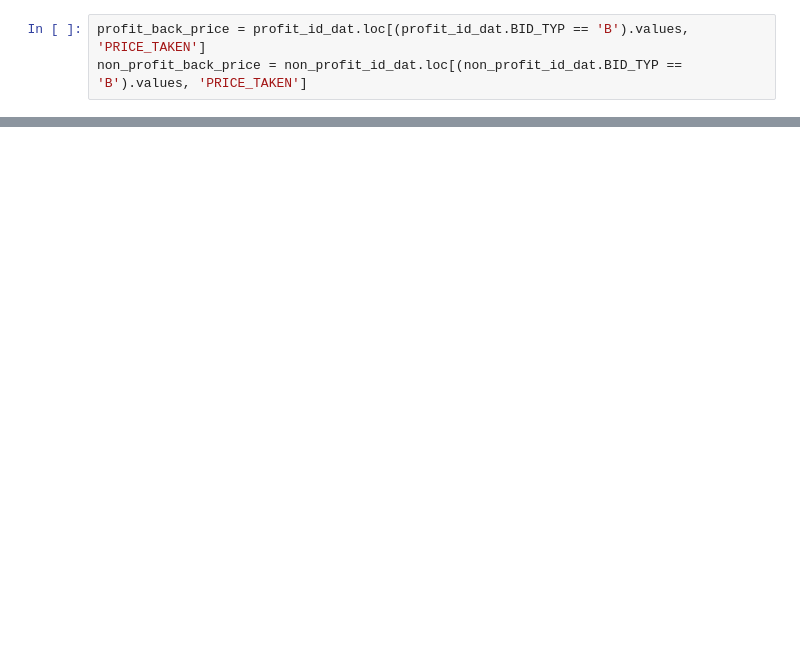
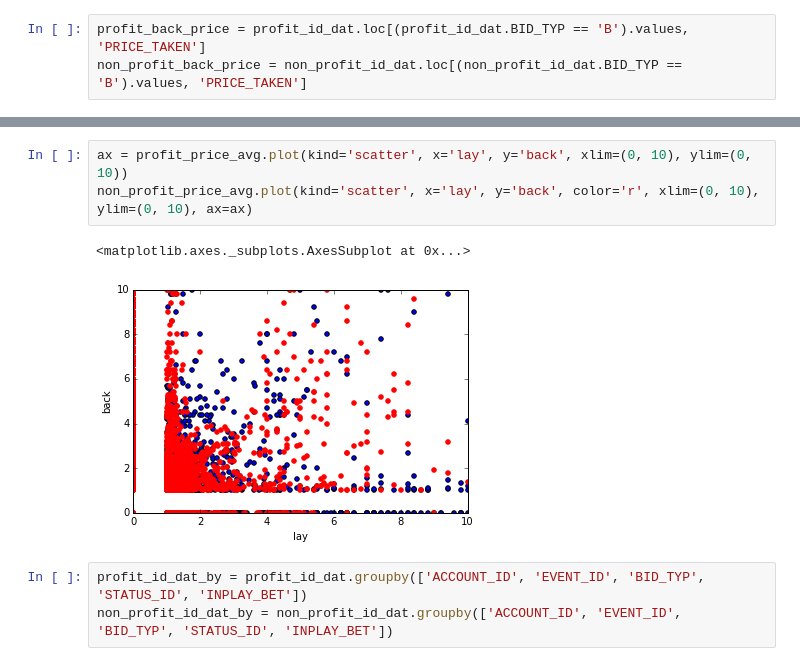
Before and after one commit to emmygold1/kaggle_proj, a Jupyter notebook: datathon2015/looking_for_good_feature.ipynb, the cells around one changed output, grey strips where cells are left out. Saved outputs shown, nothing was run; the diff lists cells and outputs as text; blank space fills up the shorter version.

```diff
--- a/datathon2015/looking_for_good_feature.ipynb
+++ b/datathon2015/looking_for_good_feature.ipynb
@@ -85,0 +106,9 @@ non_profit_back_price = non_profit_id_dat.loc[(non_profit_id_dat.BID_TYP == 'B')
+# %%
+ax = profit_price_avg.plot(kind='scatter', x='lay', y='back', xlim=(0, 10), ylim=(0, 10))
+non_profit_price_avg.plot(kind='scatter', x='lay', y='back', color='r', xlim=(0, 10), ylim=(0, 10), ax=ax)
+# %% [output]
+<matplotlib.axes._subplots.AxesSubplot at 0x...>
+[figure, added]
+# %%
+profit_id_dat_by = profit_id_dat.groupby(['ACCOUNT_ID', 'EVENT_ID', 'BID_TYP', 'STATUS_ID', 'INPLAY_BET'])
+non_profit_id_dat_by = non_profit_id_dat.groupby(['ACCOUNT_ID', 'EVENT_ID', 'BID_TYP', 'STATUS_ID', 'INPLAY_BET'])
```
Also changed, not shown: parts of 41 cells of this notebook, 1 other file.
